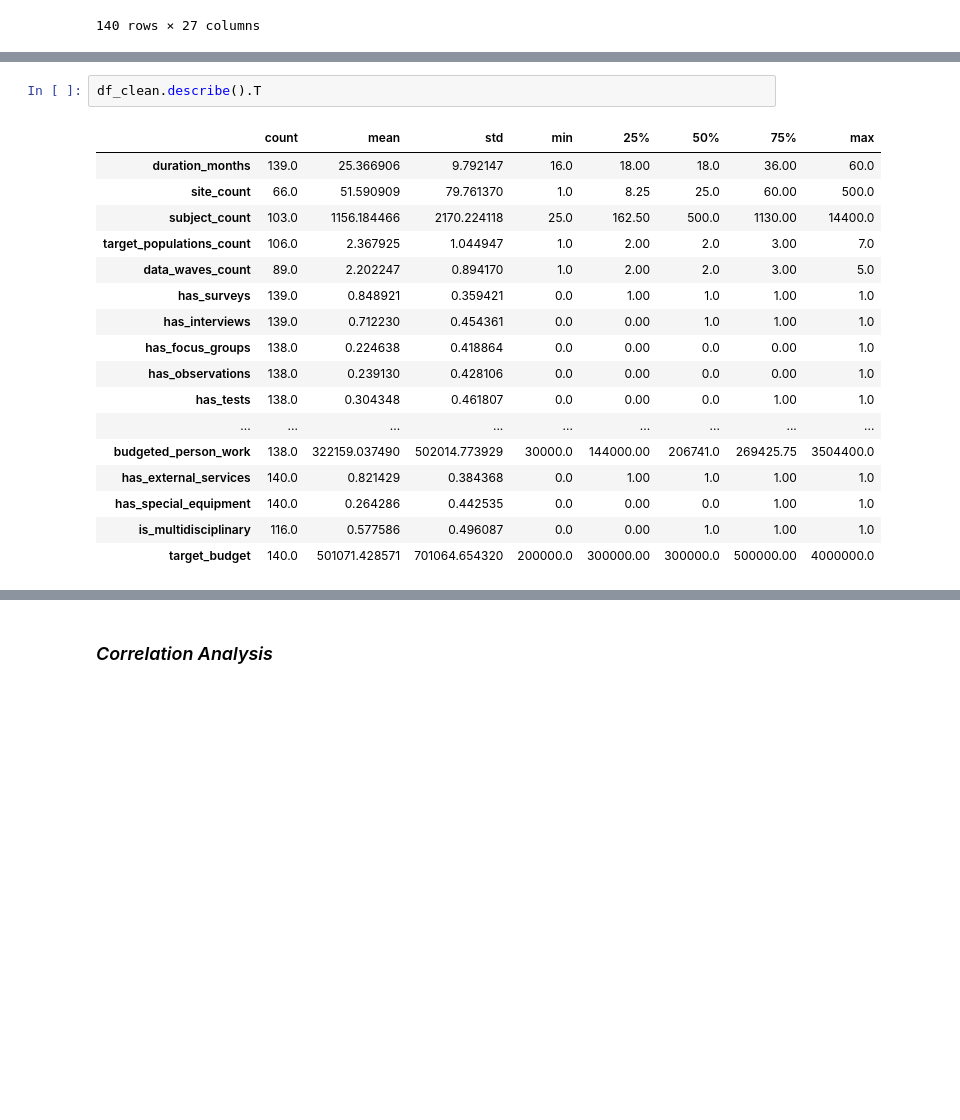
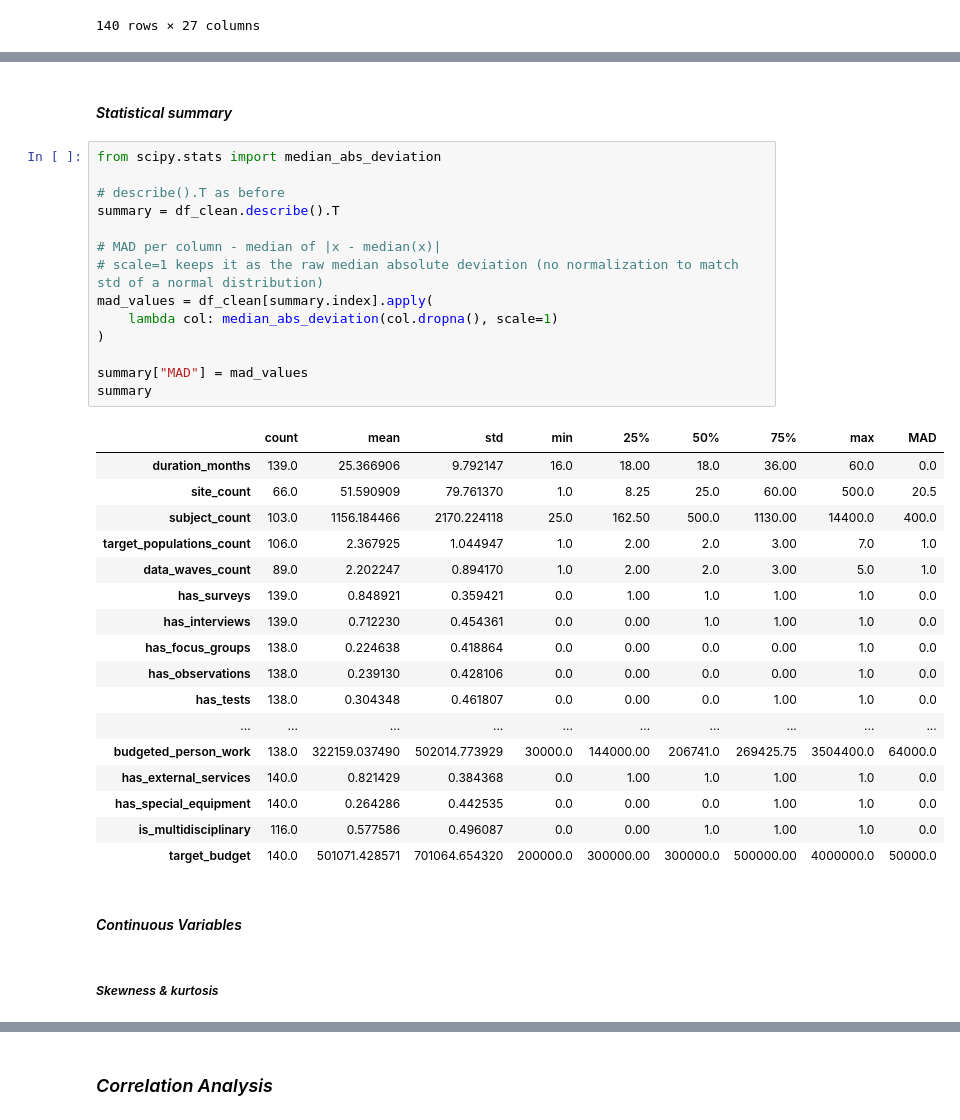
Before and after one commit to idowein/MOECSO, a Jupyter notebook: budget_estimation/Budget_estimation.ipynb, the cells around one changed output, grey strips where cells are left out. Cells and saved outputs as stored; diff of their text form; blank space fills up the shorter version.

Commit message:
start coding the univariate variables analysis

```diff
--- a/budget_estimation/Budget_estimation.ipynb
+++ b/budget_estimation/Budget_estimation.ipynb
@@ -190,20 +201,38 @@ df_clean.isnull()
+# %% [markdown]
+#### *Statistical summary*
 # %%
-df_clean.describe().T
+from scipy.stats import median_abs_deviation
+
+# describe().T as before
+summary = df_clean.describe().T
+
+# MAD per column - median of |x - median(x)|
+# scale=1 keeps it as the raw median absolute deviation (no normalization to match std of a normal distribution)
+mad_values = df_clean[summary.index].apply(
+    lambda col: median_abs_deviation(col.dropna(), scale=1)
+)
+
+summary["MAD"] = mad_values
+summary
 # %% [output]
-|  | count | mean | std | min | 25% | 50% | 75% | max |
-| duration_months | 139.0 | 25.366906 | 9.792147 | 16.0 | 18.00 | 18.0 | 36.00 | 60.0 |
-| site_count | 66.0 | 51.590909 | 79.761370 | 1.0 | 8.25 | 25.0 | 60.00 | 500.0 |
-| subject_count | 103.0 | 1156.184466 | 2170.224118 | 25.0 | 162.50 | 500.0 | 1130.00 | 14400.0 |
-| target_populations_count | 106.0 | 2.367925 | 1.044947 | 1.0 | 2.00 | 2.0 | 3.00 | 7.0 |
-| data_waves_count | 89.0 | 2.202247 | 0.894170 | 1.0 | 2.00 | 2.0 | 3.00 | 5.0 |
-| has_surveys | 139.0 | 0.848921 | 0.359421 | 0.0 | 1.00 | 1.0 | 1.00 | 1.0 |
-| has_interviews | 139.0 | 0.712230 | 0.454361 | 0.0 | 0.00 | 1.0 | 1.00 | 1.0 |
-| has_focus_groups | 138.0 | 0.224638 | 0.418864 | 0.0 | 0.00 | 0.0 | 0.00 | 1.0 |
-| has_observations | 138.0 | 0.239130 | 0.428106 | 0.0 | 0.00 | 0.0 | 0.00 | 1.0 |
-| has_tests | 138.0 | 0.304348 | 0.461807 | 0.0 | 0.00 | 0.0 | 1.00 | 1.0 |
-| ... | ... | ... | ... | ... | ... | ... | ... | ... |
-| budgeted_person_work | 138.0 | 322159.037490 | 502014.773929 | 30000.0 | 144000.00 | 206741.0 | 269425.75 | 3504400.0 |
-| has_external_services | 140.0 | 0.821429 | 0.384368 | 0.0 | 1.00 | 1.0 | 1.00 | 1.0 |
-| has_special_equipment | 140.0 | 0.264286 | 0.442535 | 0.0 | 0.00 | 0.0 | 1.00 | 1.0 |
-| is_multidisciplinary | 116.0 | 0.577586 | 0.496087 | 0.0 | 0.00 | 1.0 | 1.00 | 1.0 |
-| target_budget | 140.0 | 501071.428571 | 701064.654320 | 200000.0 | 300000.00 | 300000.0 | 500000.00 | 4000000.0 |
+|  | count | mean | std | min | 25% | 50% | 75% | max | MAD |
+| duration_months | 139.0 | 25.366906 | 9.792147 | 16.0 | 18.00 | 18.0 | 36.00 | 60.0 | 0.0 |
+| site_count | 66.0 | 51.590909 | 79.761370 | 1.0 | 8.25 | 25.0 | 60.00 | 500.0 | 20.5 |
+| subject_count | 103.0 | 1156.184466 | 2170.224118 | 25.0 | 162.50 | 500.0 | 1130.00 | 14400.0 | 400.0 |
+| target_populations_count | 106.0 | 2.367925 | 1.044947 | 1.0 | 2.00 | 2.0 | 3.00 | 7.0 | 1.0 |
+| data_waves_count | 89.0 | 2.202247 | 0.894170 | 1.0 | 2.00 | 2.0 | 3.00 | 5.0 | 1.0 |
+| has_surveys | 139.0 | 0.848921 | 0.359421 | 0.0 | 1.00 | 1.0 | 1.00 | 1.0 | 0.0 |
+| has_interviews | 139.0 | 0.712230 | 0.454361 | 0.0 | 0.00 | 1.0 | 1.00 | 1.0 | 0.0 |
+| has_focus_groups | 138.0 | 0.224638 | 0.418864 | 0.0 | 0.00 | 0.0 | 0.00 | 1.0 | 0.0 |
+| has_observations | 138.0 | 0.239130 | 0.428106 | 0.0 | 0.00 | 0.0 | 0.00 | 1.0 | 0.0 |
+| has_tests | 138.0 | 0.304348 | 0.461807 | 0.0 | 0.00 | 0.0 | 1.00 | 1.0 | 0.0 |
+| ... | ... | ... | ... | ... | ... | ... | ... | ... | ... |
+| budgeted_person_work | 138.0 | 322159.037490 | 502014.773929 | 30000.0 | 144000.00 | 206741.0 | 269425.75 | 3504400.0 | 64000.0 |
+| has_external_services | 140.0 | 0.821429 | 0.384368 | 0.0 | 1.00 | 1.0 | 1.00 | 1.0 | 0.0 |
+| has_special_equipment | 140.0 | 0.264286 | 0.442535 | 0.0 | 0.00 | 0.0 | 1.00 | 1.0 | 0.0 |
+| is_multidisciplinary | 116.0 | 0.577586 | 0.496087 | 0.0 | 0.00 | 1.0 | 1.00 | 1.0 | 0.0 |
+| target_budget | 140.0 | 501071.428571 | 701064.654320 | 200000.0 | 300000.00 | 300000.0 | 500000.00 | 4000000.0 | 50000.0 |
+# %% [markdown]
+#### *Continuous Variables*
+# %% [markdown]
+##### *Skewness & kurtosis*
```
Also changed, not shown: parts of 26 cells of this notebook.
